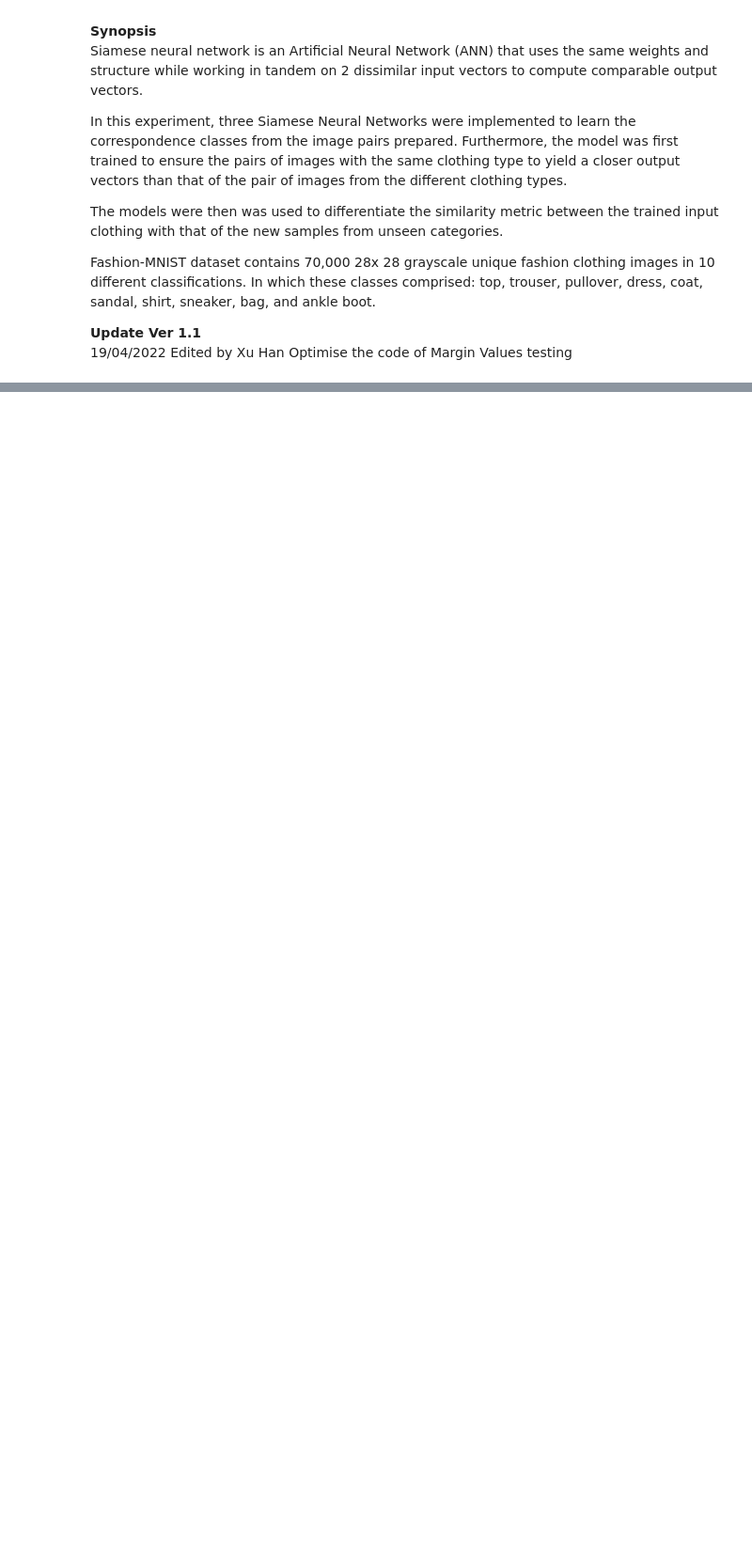
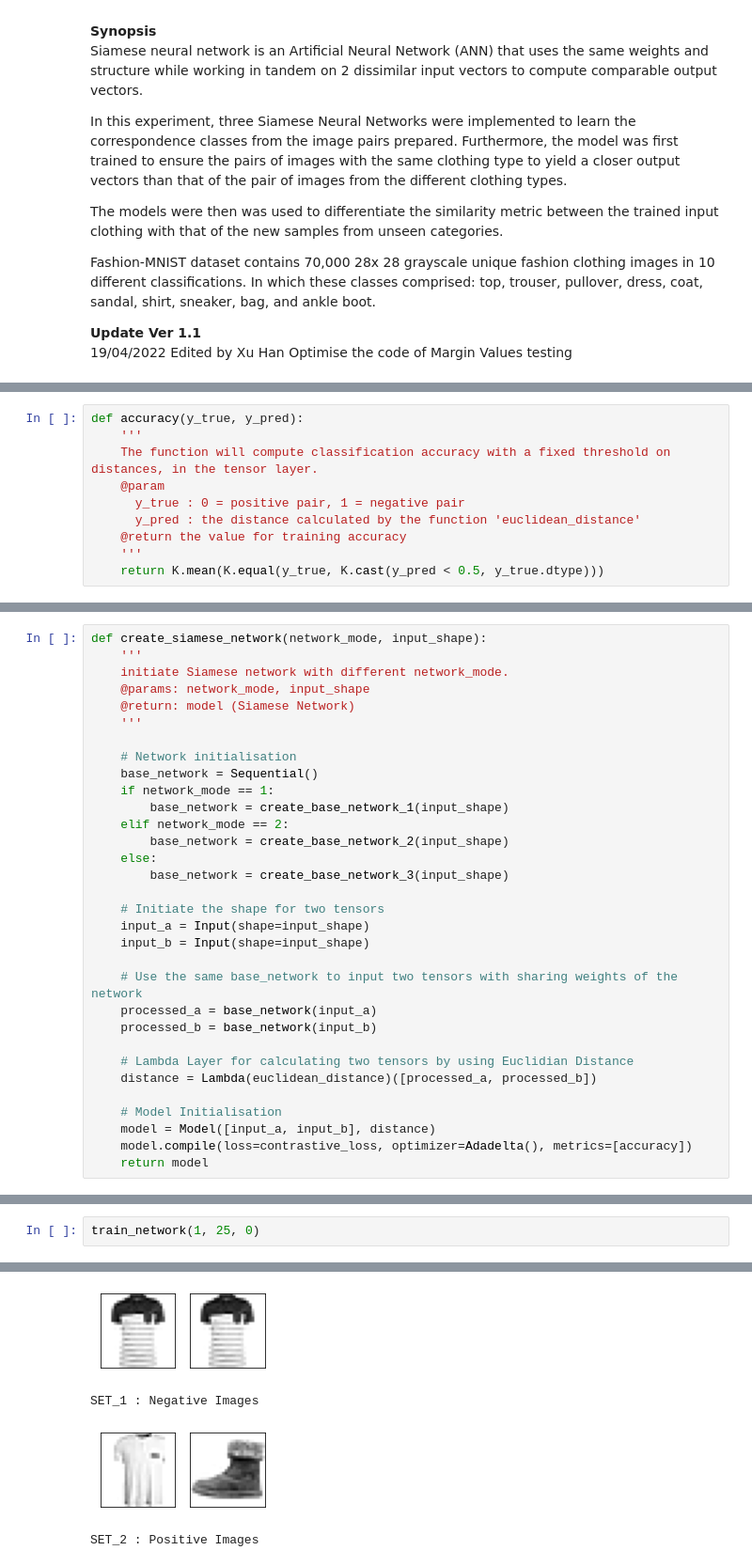
Before and after one commit to ryminhsu/Python-Practices, a Jupyter notebook: IFN680 - Advanced Topics in Artificial Intelligence/code.ipynb, the cells around one changed output, grey strips where cells are left out. Shown at 94% size. Saved outputs shown, nothing was run; the diff lists cells and outputs as text; blank space fills up the shorter version.

```diff
--- a/IFN680 - Advanced Topics in Artificial Intelligence/code.ipynb
+++ b/IFN680 - Advanced Topics in Artificial Intelligence/code.ipynb
@@ -41,0 +75,10 @@ from sklearn.utils import shuffle
+# %%
+def accuracy(y_true, y_pred):
+    '''
+    The function will compute classification accuracy with a fixed threshold on distances, in the tensor layer.
+    @param
+      y_true : 0 = positive pair, 1 = negative pair
+      y_pred : the distance calculated by the function 'euclidean_distance'
+    @return the value for training accuracy
+    '''
+    return K.mean(K.equal(y_true, K.cast(y_pred < 0.5, y_true.dtype)))
@@ -41,0 +480,32 @@ from sklearn.utils import shuffle
+# %%
+def create_siamese_network(network_mode, input_shape):
+    '''
+    initiate Siamese network with different network_mode.
+    @params: network_mode, input_shape
+    @return: model (Siamese Network)
+    '''
+
+    # Network initialisation
+    base_network = Sequential()
+    if network_mode == 1:
+        base_network = create_base_network_1(input_shape)
+    elif network_mode == 2:
+        base_network = create_base_network_2(input_shape)
+    else:
+        base_network = create_base_network_3(input_shape)
+
+    # Initiate the shape for two tensors
+    input_a = Input(shape=input_shape)
+    input_b = Input(shape=input_shape)
+
+    # Use the same base_network to input two tensors with sharing weights of the network
+    processed_a = base_network(input_a)
+    processed_b = base_network(input_b)
+
+    # Lambda Layer for calculating two tensors by using Euclidian Distance
+    distance = Lambda(euclidean_distance)([processed_a, processed_b])
+
+    # Model Initialisation
+    model = Model([input_a, input_b], distance)
+    model.compile(loss=contrastive_loss, optimizer=Adadelta(), metrics=[accuracy])
+    return model
@@ -41,0 +721,3 @@ from sklearn.utils import shuffle
+# %%
+train_network(1, 25, 0)
+# %% [output]
@@ -41,0 +737,4 @@ from sklearn.utils import shuffle
+[figure, added]
+SET_1 : Negative Images
+[figure, added]
+SET_2 : Positive Images
```
Also changed, not shown: parts of 25 cells of this notebook.
